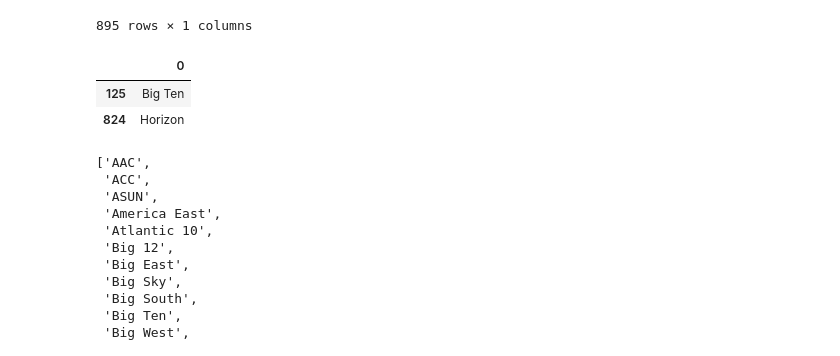
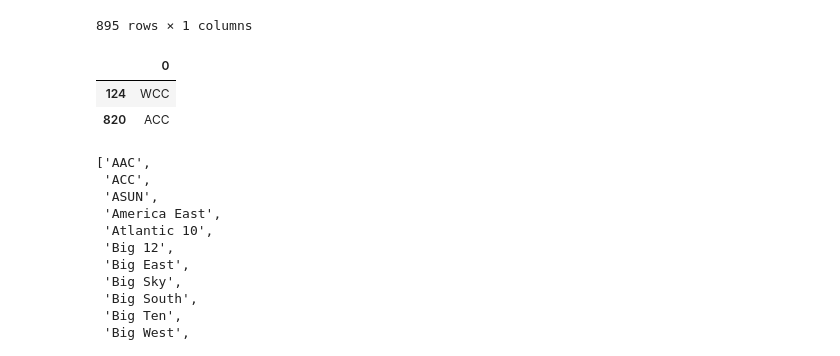
Before and after one commit to pineconedata/ncaa-basketball-stats, a Jupyter notebook: notebooks/3_feature_engineering.ipynb, the cells around one changed output. Drawn from its saved outputs; the diff is of its cells as text; code cells hidden in the pictures.

```diff
--- a/notebooks/3_feature_engineering.ipynb
+++ b/notebooks/3_feature_engineering.ipynb
@@ -128,11 +146,11 @@ player_data['Team'].str.extract(r'\(([^)]+)\)$')
 | 894 | ASUN |
 895 rows × 1 columns
 # %%
-player_data['Team'].str.extract(r'\(([^)]+)\)$').iloc[[125, 824]]
+player_data['Team'].str.extract(r'\(([^)]+)\)$').iloc[[124, 820]]
 # %% [output]
 |  | 0 |
-| 125 | Big Ten |
-| 824 | Horizon |
+| 124 | WCC |
+| 820 | ACC |
 # %%
 player_data['Conference'] = player_data['Team'].str.extract(r'\(([^)]+)\)$')
 # %%
```
Also changed, not shown: parts of 10 cells of this notebook, 2 other files.
